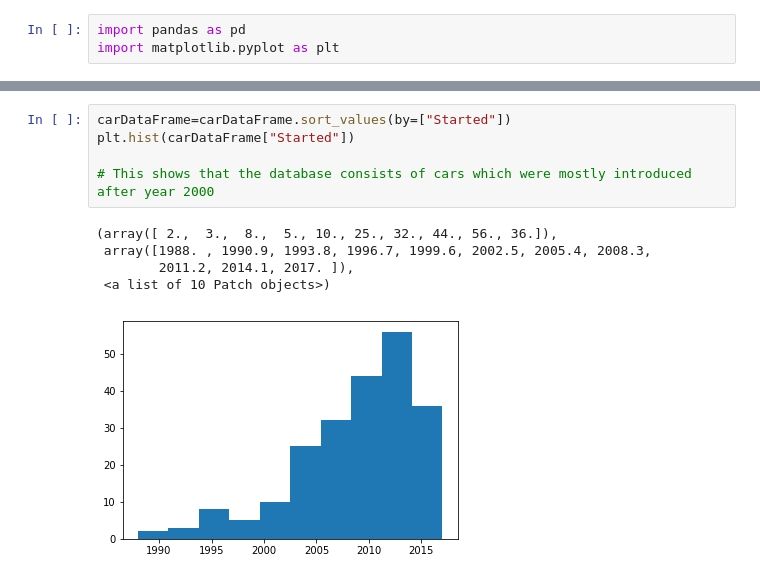
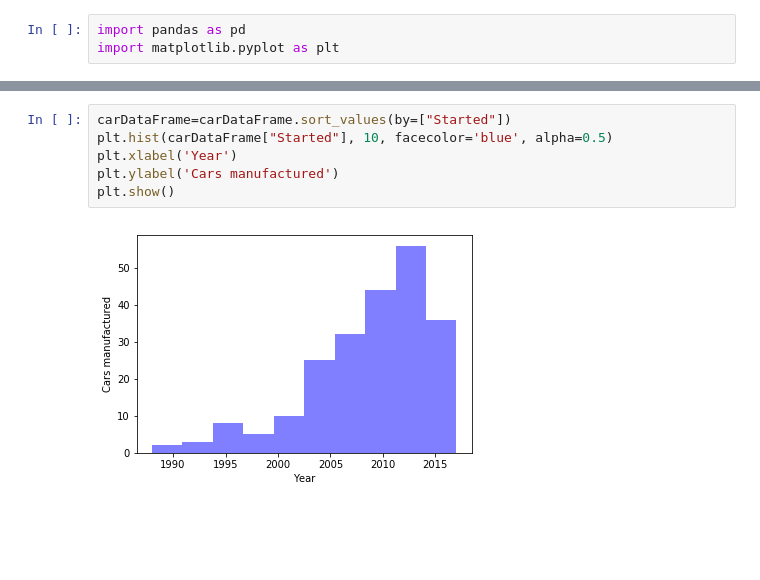
Before and after one commit to prashantgupta24/python-web-scraper, a Jupyter notebook: src/carinfo_plots.ipynb, the cells around one changed output, grey strips where cells are left out. Drawn from its saved outputs; the diff is of its cells as text; blank space fills up the shorter version.

```diff
--- a/src/carinfo_plots.ipynb
+++ b/src/carinfo_plots.ipynb
@@ -22,11 +21,8 @@ print(carDataFrame.head())
-# %%
-carDataFrame=carDataFrame.sort_values(by=["Started"])
-plt.hist(carDataFrame["Started"])
-
-# This shows that the database consists of cars which were mostly introduced after year 2000
-# %% [output]
-(array([ 2.,  3.,  8.,  5., 10., 25., 32., 44., 56., 36.]),
- array([1988. , 1990.9, 1993.8, 1996.7, 1999.6, 2002.5, 2005.4, 2008.3,
-        2011.2, 2014.1, 2017. ]),
- <a list of 10 Patch objects>)
-[figure, removed]
+# %%
+carDataFrame=carDataFrame.sort_values(by=["Started"])
+plt.hist(carDataFrame["Started"], 10, facecolor='blue', alpha=0.5)
+plt.xlabel('Year')
+plt.ylabel('Cars manufactured')
+plt.show()
+# %% [output]
+[figure, added]
```
Also changed, not shown: parts of 10 cells of this notebook.
